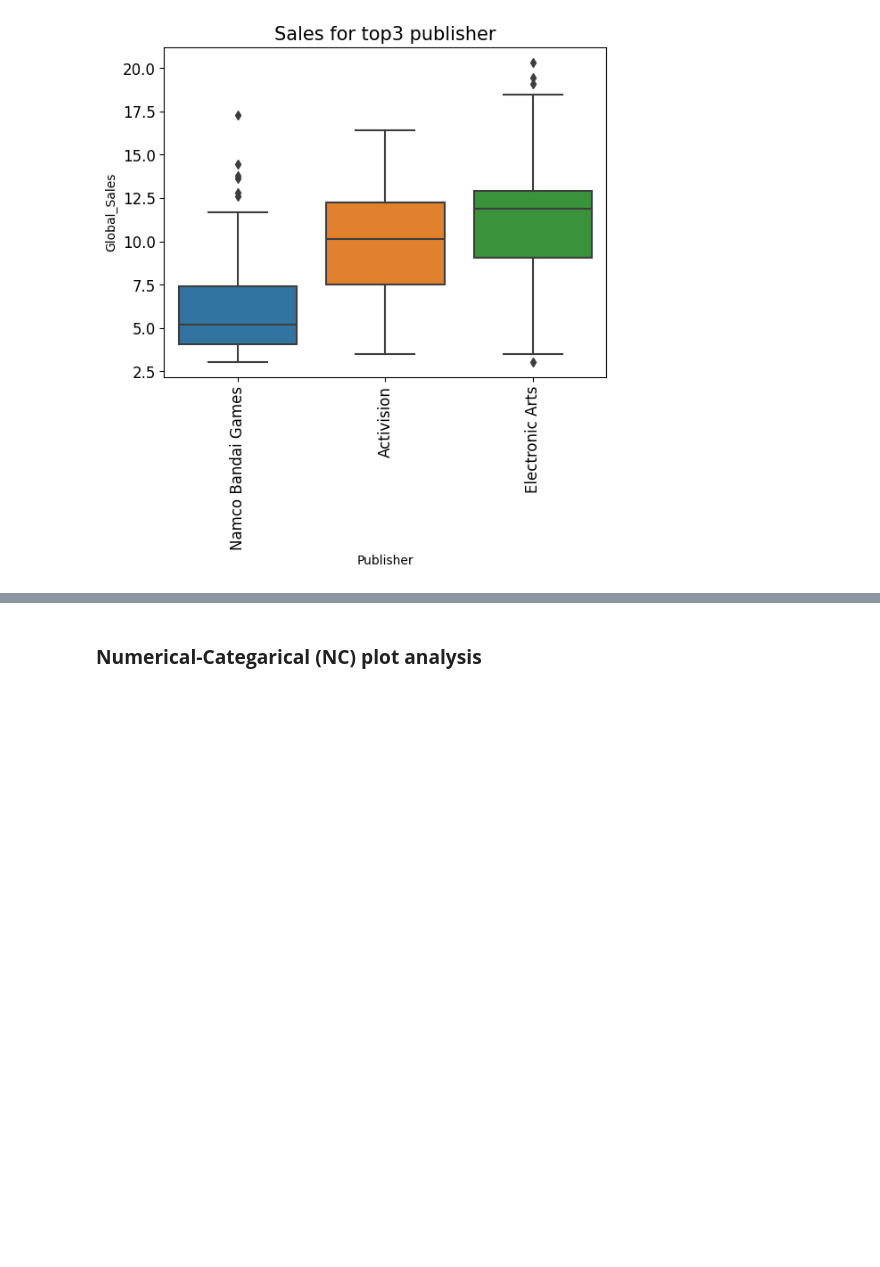
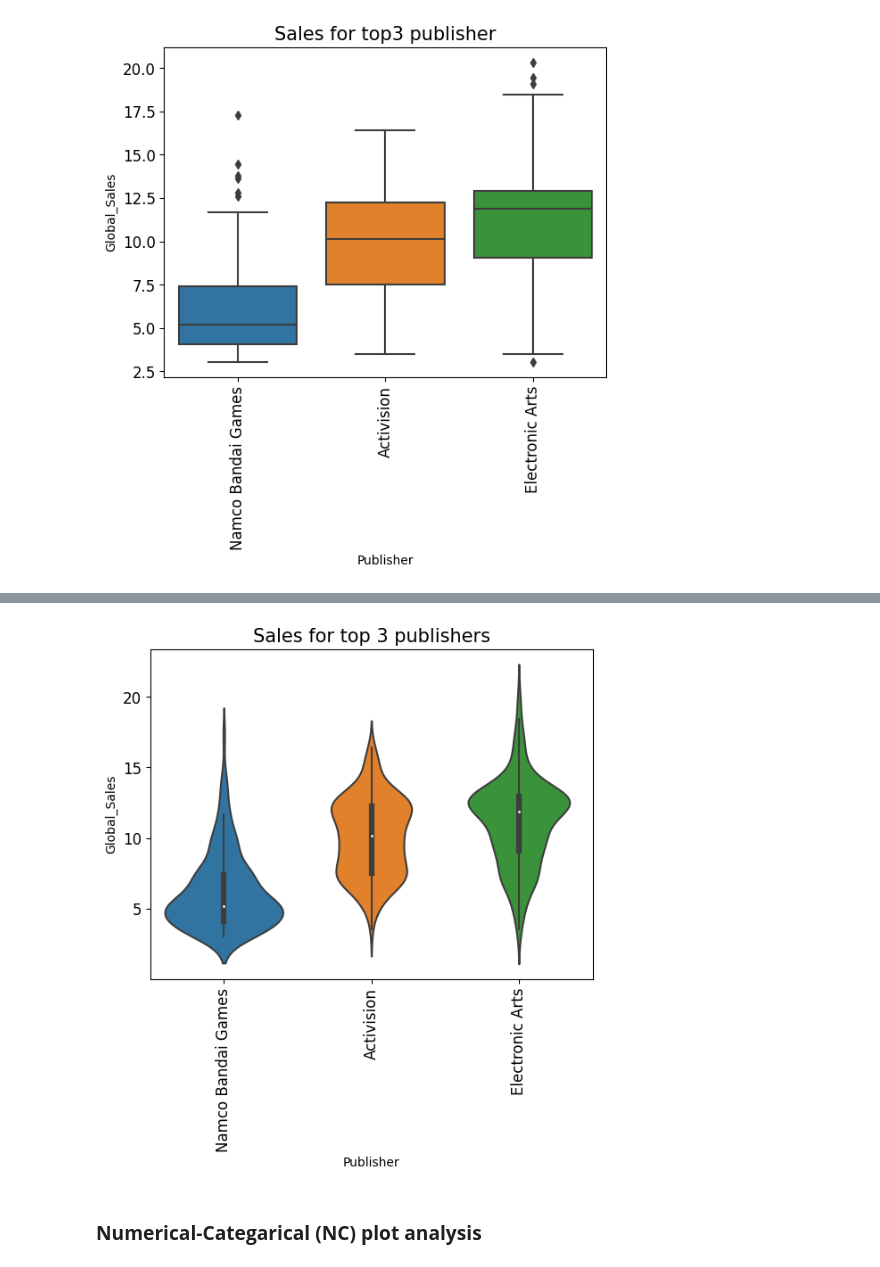
Before and after one commit to SaiArjunSairamje/Python-Scaler, a Jupyter notebook: 10. Data_Visualization_2 (Dataset: Video_Game_Sales) .ipynb, the cells around one changed output, grey strips where cells are left out. Cells and saved outputs as stored; diff of their text form; code cells hidden in the pictures; blank space fills up the shorter version.

```diff
--- a/10. Data_Visualization_2 (Dataset: Video_Game_Sales) .ipynb
+++ b/10. Data_Visualization_2 (Dataset: Video_Game_Sales) .ipynb
@@ -485,3 +499,12 @@ plt.show()
+# %%
+# Create the violin plot
+sns.violinplot(x='Publisher', y='Global_Sales', data=top3_data)
+plt.xticks(rotation=90, fontsize=12)
+plt.yticks(fontsize=12)
+plt.title('Sales for top 3 publishers', fontsize=15)
+plt.show()
+# %% [output]
+[figure, added]
 # %% [markdown]
 ### **Numerical-Categarical (NC) plot analysis**
 # %%
```
Also changed, not shown: parts of 4 cells of this notebook.
